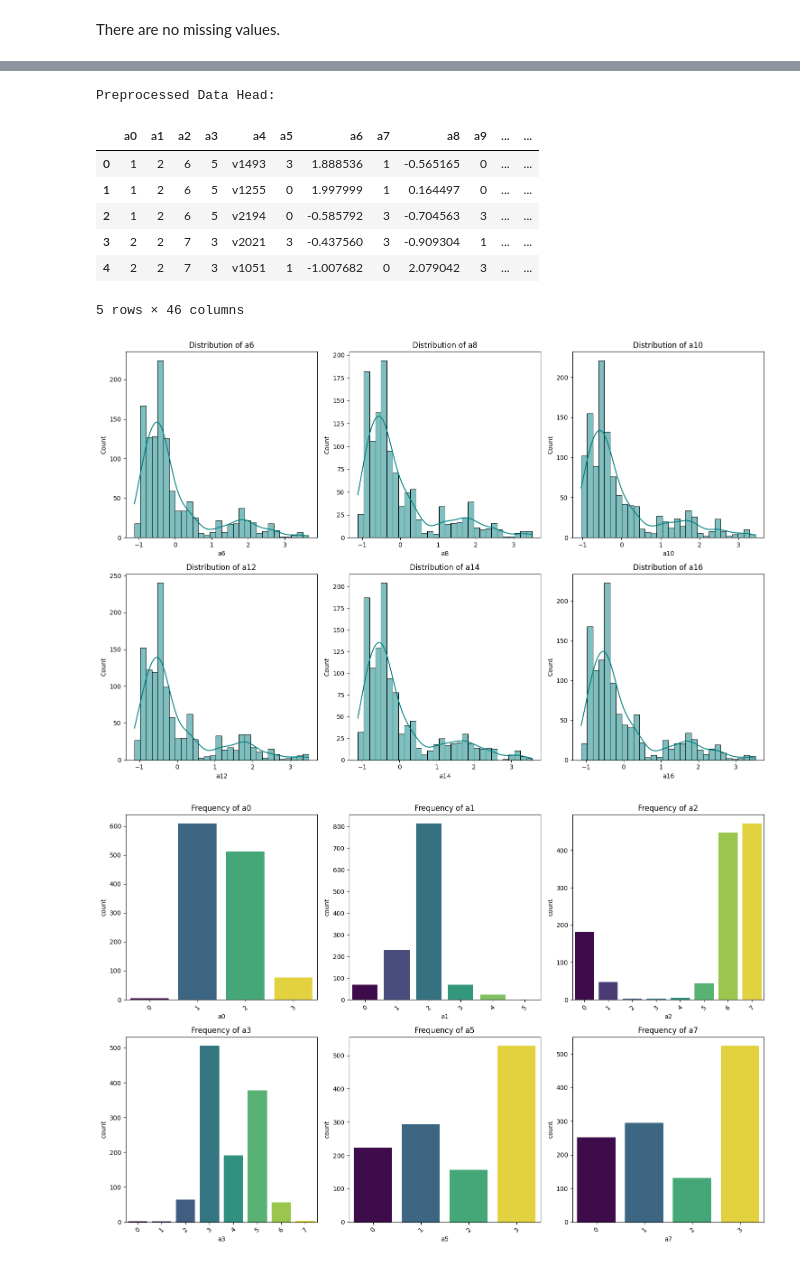
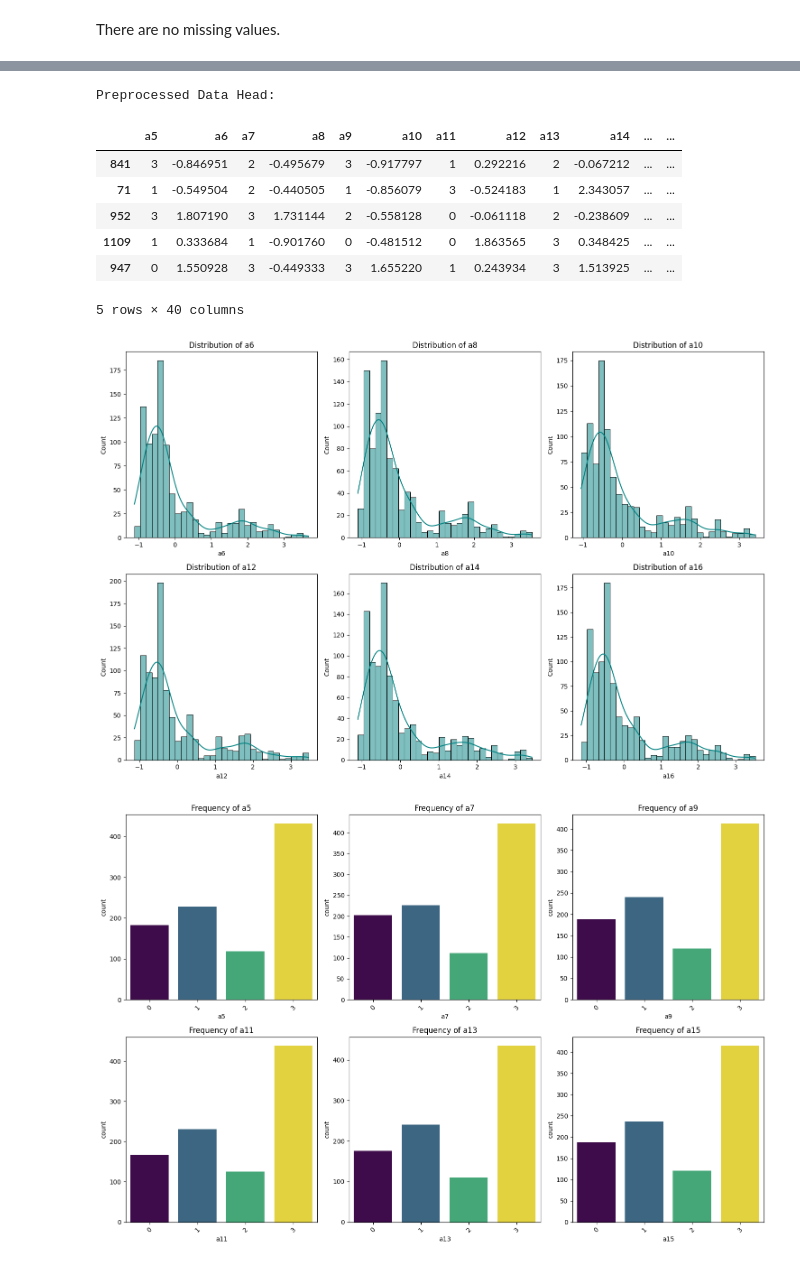
Before and after one commit to annah15/diterpenes, a Jupyter notebook: data_preprocessing.ipynb, the cells around one changed output, grey strips where cells are left out. Cells and saved outputs as stored; diff of their text form; code cells hidden in the pictures.

Commit message:
Updated preprocessing and added Random Forrest classification

```diff
--- a/data_preprocessing.ipynb
+++ b/data_preprocessing.ipynb
@@ -106,0 +160,4 @@ for col in categorical_columns:
+# %%
+# Encode the class column
+class_encoder = LabelEncoder()
+y = pd.Series(class_encoder.fit_transform(y), index=y.index, name=y.name)
@@ -107,41 +166,47 @@ for col in categorical_columns:
+# %%
+from sklearn.model_selection import train_test_split
+
+# Split into training and test sets
+X_train, X_test, y_train, y_test = train_test_split(X, y, test_size=0.2, random_state=42, stratify=y)
 # %%
-# Scale numerical variables
+# Scale the numerical features
 scaler = StandardScaler()
-data[numerical_columns] = scaler.fit_transform(data[numerical_columns])
+X_train[numerical_columns] = scaler.fit_transform(X_train[numerical_columns])  # Fit on training data
+X_test[numerical_columns] = scaler.transform(X_test[numerical_columns])       # Transform test data
 # %%
 print("\nPreprocessed Data Head:")
-display(data.head())
+display(X_train.head())
 # %% [output]
 Preprocessed Data Head:
-|  | a0 | a1 | a2 | a3 | a4 | a5 | a6 | a7 | a8 | a9 | ... | ... |
-| 0 | 1 | 2 | 6 | 5 | v1493 | 3 | 1.888536 | 1 | -0.565165 | 0 | ... | ... |
-| 1 | 1 | 2 | 6 | 5 | v1255 | 0 | 1.997999 | 1 | 0.164497 | 0 | ... | ... |
-| 2 | 1 | 2 | 6 | 5 | v2194 | 0 | -0.585792 | 3 | -0.704563 | 3 | ... | ... |
-| 3 | 2 | 2 | 7 | 3 | v2021 | 3 | -0.437560 | 3 | -0.909304 | 1 | ... | ... |
-| 4 | 2 | 2 | 7 | 3 | v1051 | 1 | -1.007682 | 0 | 2.079042 | 3 | ... | ... |
+|  | a5 | a6 | a7 | a8 | a9 | a10 | a11 | a12 | a13 | a14 | ... | ... |
+| 841 | 3 | -0.846951 | 2 | -0.495679 | 3 | -0.917797 | 1 | 0.292216 | 2 | -0.067212 | ... | ... |
+| 71 | 1 | -0.549504 | 2 | -0.440505 | 1 | -0.856079 | 3 | -0.524183 | 1 | 2.343057 | ... | ... |
+| 952 | 3 | 1.807190 | 3 | 1.731144 | 2 | -0.558128 | 0 | -0.061118 | 2 | -0.238609 | ... | ... |
+| 1109 | 1 | 0.333684 | 1 | -0.901760 | 0 | -0.481512 | 0 | 1.863565 | 3 | 0.348425 | ... | ... |
+| 947 | 0 | 1.550928 | 3 | -0.449333 | 3 | 1.655220 | 1 | 0.243934 | 3 | 1.513925 | ... | ... |
-5 rows × 46 columns
+5 rows × 40 columns
 # %%
 # 1. Distribution of Numerical Variables
 plt.figure(figsize=(15, 10))
 for i, col in enumerate(numerical_columns[:6], 1):  # Plot first 6 numerical columns
     plt.subplot(2, 3, i)
-    sns.histplot(data[col], kde=True, color='teal', bins=30)
+    sns.histplot(X_train[col], kde=True, color='teal', bins=30)
     plt.title(f"Distribution of {col}")
 plt.tight_layout()
 plt.show()
 # %% [output]
-[figure, old version]
+[figure, new version]
 # %%
 plt.figure(figsize=(15, 10))
 for i, col in enumerate(categorical_columns[:6], 1):  # Plot first 6 categorical columns
     plt.subplot(2, 3, i)
-    sns.countplot(data=data, x=col, hue=col, palette='viridis', legend=False)
+    sns.countplot(data=X_train, x=col, hue= col, palette='viridis', legend=False)
     plt.title(f"Frequency of {col}")
     plt.xticks(rotation=45)
 plt.tight_layout()
 plt.show()
 # %% [output]
-[figure, old version]
+[figure, new version]
 # %%
 # 3. Correlation Heatmap for Numerical Variables
 plt.figure(figsize=(12, 8))
```
Also changed, not shown: parts of 24 cells of this notebook.
